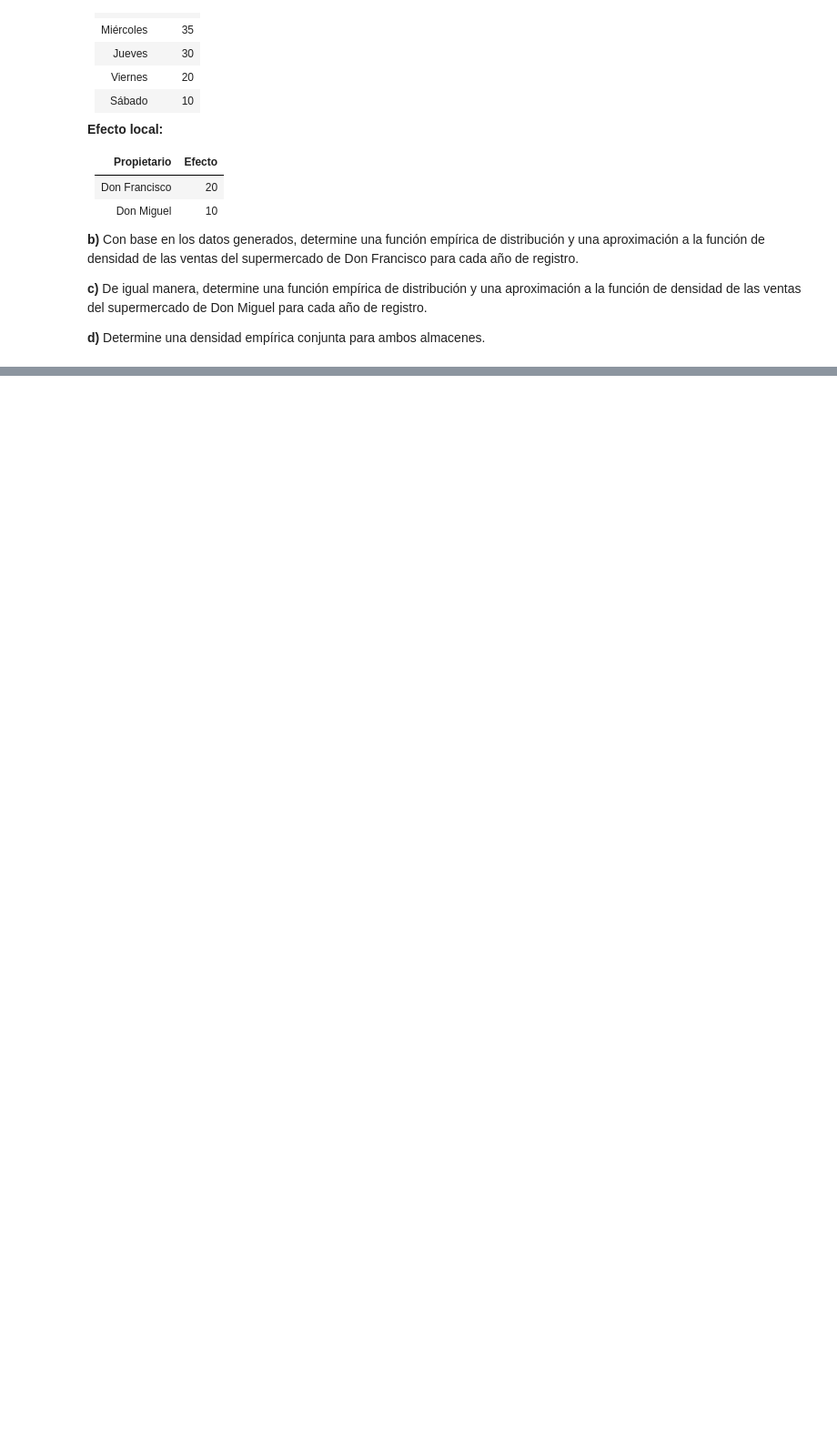
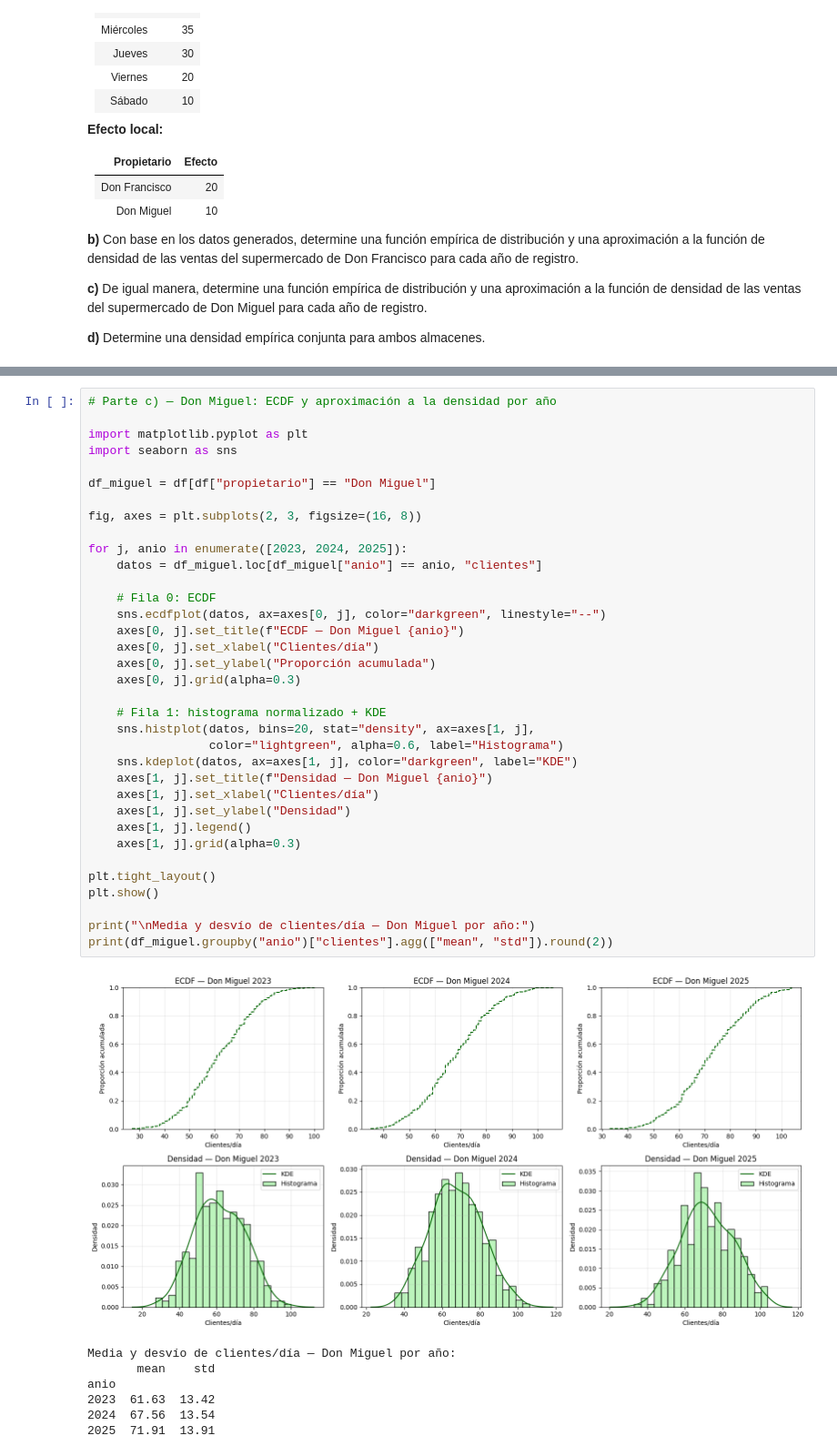
Before and after one commit to rodrigoenzohernandez/CEIA_peia, a Jupyter notebook: trabajos_practicos/TP_1.ipynb, the cells around one changed output, grey strips where cells are left out. Shown at 91% size. Saved outputs shown, nothing was run; the diff lists cells and outputs as text; blank space fills up the shorter version.

```diff
--- a/trabajos_practicos/TP_1.ipynb
+++ b/trabajos_practicos/TP_1.ipynb
@@ -558,0 +696,43 @@ Don Miguel, otro comerciante amigo de Don Francisco, se entera del análisis de
+# %%
+# Parte c) — Don Miguel: ECDF y aproximación a la densidad por año
+
+import matplotlib.pyplot as plt
+import seaborn as sns
+
+df_miguel = df[df["propietario"] == "Don Miguel"]
+
+fig, axes = plt.subplots(2, 3, figsize=(16, 8))
+
+for j, anio in enumerate([2023, 2024, 2025]):
+    datos = df_miguel.loc[df_miguel["anio"] == anio, "clientes"]
+
+    # Fila 0: ECDF
+    sns.ecdfplot(datos, ax=axes[0, j], color="darkgreen", linestyle="--")
+    axes[0, j].set_title(f"ECDF — Don Miguel {anio}")
+    axes[0, j].set_xlabel("Clientes/día")
+    axes[0, j].set_ylabel("Proporción acumulada")
+    axes[0, j].grid(alpha=0.3)
+
+    # Fila 1: histograma normalizado + KDE
+    sns.histplot(datos, bins=20, stat="density", ax=axes[1, j],
+                 color="lightgreen", alpha=0.6, label="Histograma")
+    sns.kdeplot(datos, ax=axes[1, j], color="darkgreen", label="KDE")
+    axes[1, j].set_title(f"Densidad — Don Miguel {anio}")
+    axes[1, j].set_xlabel("Clientes/día")
+    axes[1, j].set_ylabel("Densidad")
+    axes[1, j].legend()
+    axes[1, j].grid(alpha=0.3)
+
+plt.tight_layout()
+plt.show()
+
+print("\nMedia y desvío de clientes/día — Don Miguel por año:")
+print(df_miguel.groupby("anio")["clientes"].agg(["mean", "std"]).round(2))
+# %% [output]
+[figure, added]
+Media y desvío de clientes/día — Don Miguel por año:
+       mean    std
+anio
+2023  61.63  13.42
+2024  67.56  13.54
+2025  71.91  13.91
```
Also changed, not shown: parts of 4 cells of this notebook.
